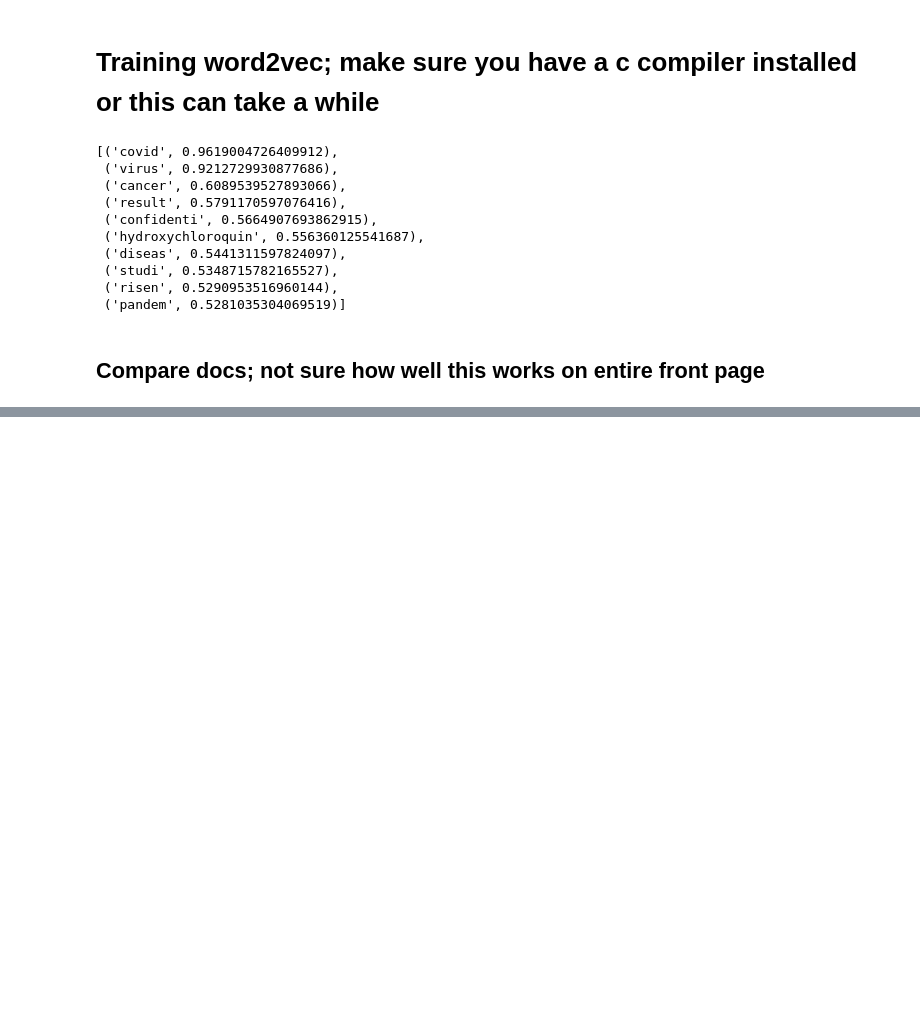
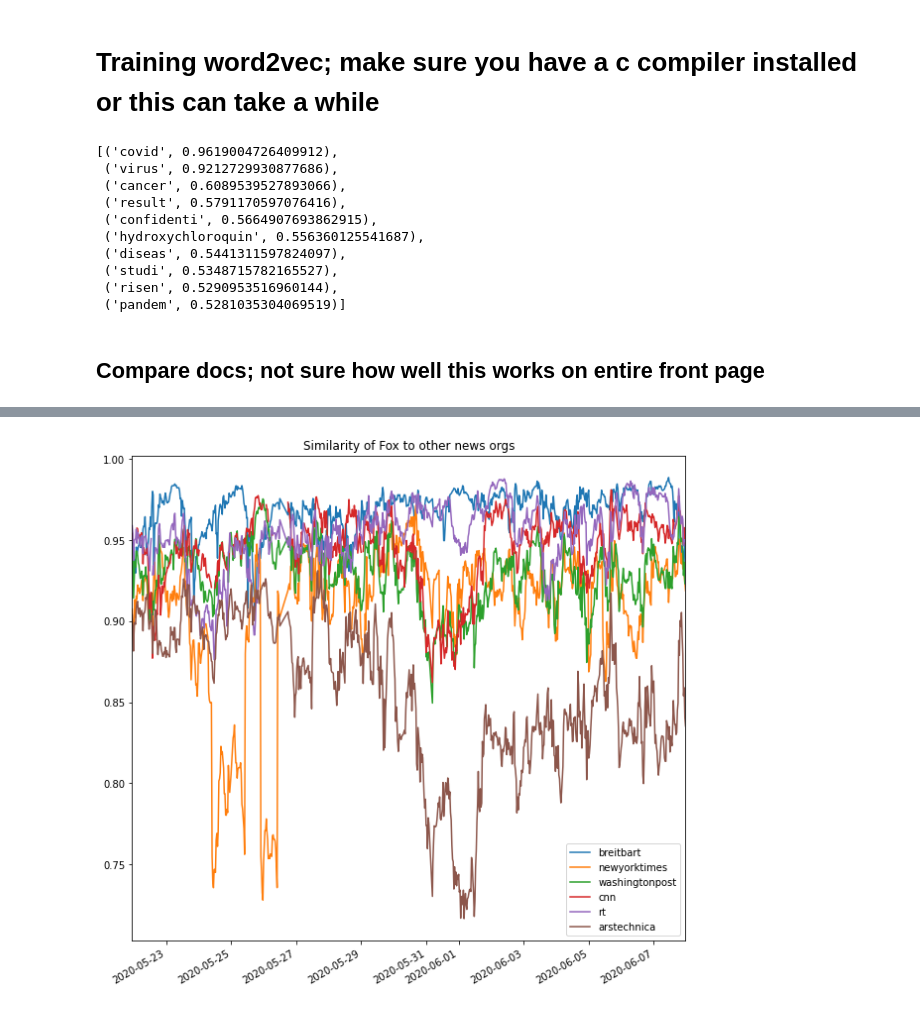
Before and after one commit to brockmanmatt/NewsTrends, a Jupyter notebook: 01_descriptive_analysis.ipynb, the cells around one changed output, grey strips where cells are left out. Saved outputs shown, nothing was run; the diff lists cells and outputs as text; code cells hidden in the pictures; blank space fills up the shorter version.

```diff
--- a/01_descriptive_analysis.ipynb
+++ b/01_descriptive_analysis.ipynb
@@ -493,7 +498,7 @@ assert math.isclose(test2.w2v.wv.similarity("covid", "coronavirus"), test2.w2vCo
 class describer(describer):
     "update describer with similarity of w2v"
 
-    def w2vSimilarityOverTime(self, endogenous:str, exogenous:list=[], lastNScrapes:int=6, scope=10):
+    def w2vSimilarityOverTime(self, endogenous:str, exogenous:list=[], lastNScrapes:int=6, scope=10, keywords=[]):
         "caluculate w2v similar to publisher"
 
 
@@ -510,9 +515,13 @@ class describer(describer):
 
         for i in range(1,scope+1):
             df = self.df[self.df.date == recent_dates[-i]]
-
+            if len(keywords) > 0:
+                df = df[df.tokens.apply(lambda x: bool(set(x) & set(keywords)))]
             for exo in exogenous:
-                cosims.at[exo, recent_dates[-i]] = self.w2vCosineSimilarity(df[df.source==endogenous].tokens, df[df.source==exo].tokens)
+                try:
+                    cosims.at[exo, recent_dates[-i]] = self.w2vCosineSimilarity(df[df.source==endogenous].tokens, df[df.source==exo].tokens)
+                except:
+                    pass
         #for testing purposes
         self.cosims = cosims
         return cosims
@@ -518,0 +543,11 @@ class describer(describer):
+# %%
+test2 = describer()
+test2.load_article_holder(test)
+test2.loadw2v(model)
+testSOT = test2.w2vSimilarityOverTime("foxnews", exogenous=["breitbart", "newyorktimes", "washingtonpost", "cnn", "rt", "arstechnica"], scope=800)
+# %%
+fig, ax=plt.subplots(figsize=(10,10), facecolor="w")
+testSOT.T.plot(title="Similarity of Fox to other news orgs", ax=ax)
+plt.show()
+# %% [output]
+[figure, added]
```
Also changed, not shown: parts of 16 cells of this notebook, 2 other files.
